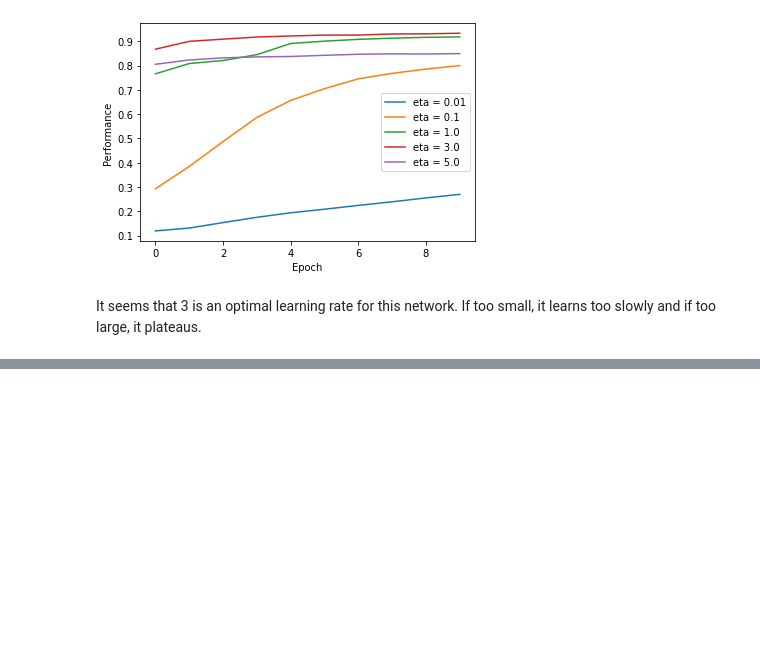
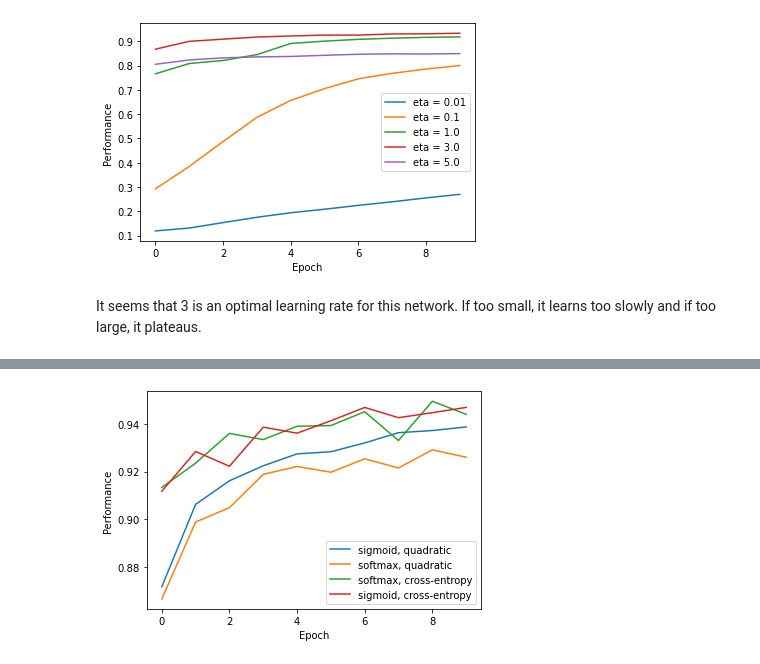
Before and after one commit to mpernow/neural-networks, a Jupyter notebook: nn_test.ipynb, the cells around one changed output, grey strips where cells are left out. Cells and saved outputs as stored; diff of their text form; code cells hidden in the pictures; blank space fills up the shorter version.

```diff
--- a/nn_test.ipynb
+++ b/nn_test.ipynb
@@ -191,0 +307,6 @@ It seems that 3 is an optimal learning rate for this network. If too small, it l
+# %%
+net = nn.NN() # using quadratic cost and sigmoids
+net.set_layers([784, 30, 10])
+net.init_weights_and_biases()
+progress = net.SGD(training_data, 30, 10, 3.0, test_data)
+net.evaluate(test_data)
@@ -191,0 +327,7 @@ It seems that 3 is an optimal learning rate for this network. If too small, it l
+# %%
+netsoftmax = nn.NN()
+netsoftmax.set_final_activation(nn.Softmax)
+netsoftmax.set_layers([784, 30, 10])
+netsoftmax.init_weights_and_biases()
+progresssoftmax = netsoftmax.SGD(training_data, 30, 10, 3.0, test_data)
+netsoftmax.evaluate(test_data)
@@ -191,0 +346,8 @@ It seems that 3 is an optimal learning rate for this network. If too small, it l
+# %%
+net_soft_ce = nn.NN()
+net_soft_ce.set_cost(nn.CrossEntropyCost)
+net_soft_ce.set_final_activation(nn.Softmax)
+net_soft_ce.set_layers([784, 30, 10])
+net_soft_ce.init_weights_and_biases()
+progress_soft_ce = net_soft_ce.SGD(training_data, 30, 10, 3.0, test_data)
+net_soft_ce.evaluate(test_data)
@@ -191,0 +366,7 @@ It seems that 3 is an optimal learning rate for this network. If too small, it l
+# %%
+net_sig_ce = nn.NN()
+net_sig_ce.set_cost(nn.CrossEntropyCost)
+net_sig_ce.set_layers([784, 30, 10])
+net_sig_ce.init_weights_and_biases()
+progress_sig_ce = net_sig_ce.SGD(training_data, 30, 10, 3.0, test_data)
+net_sig_ce.evaluate(test_data)
@@ -191,0 +385,12 @@ It seems that 3 is an optimal learning rate for this network. If too small, it l
+# %%
+fig, ax = plt.subplots()
+ax.plot(progress, label='sigmoid, quadratic')
+ax.plot(progresssoftmax, label='softmax, quadratic')
+ax.plot(progress_soft_ce, label='softmax, cross-entropy')
+ax.plot(progress_sig_ce, label='sigmoid, cross-entropy')
+ax.set_xlabel('Epoch')
+ax.set_ylabel('Performance')
+ax.legend()
+plt.show()
+# %% [output]
+[figure, added]
```
Also changed, not shown: parts of 15 cells of this notebook, 1 other file.
